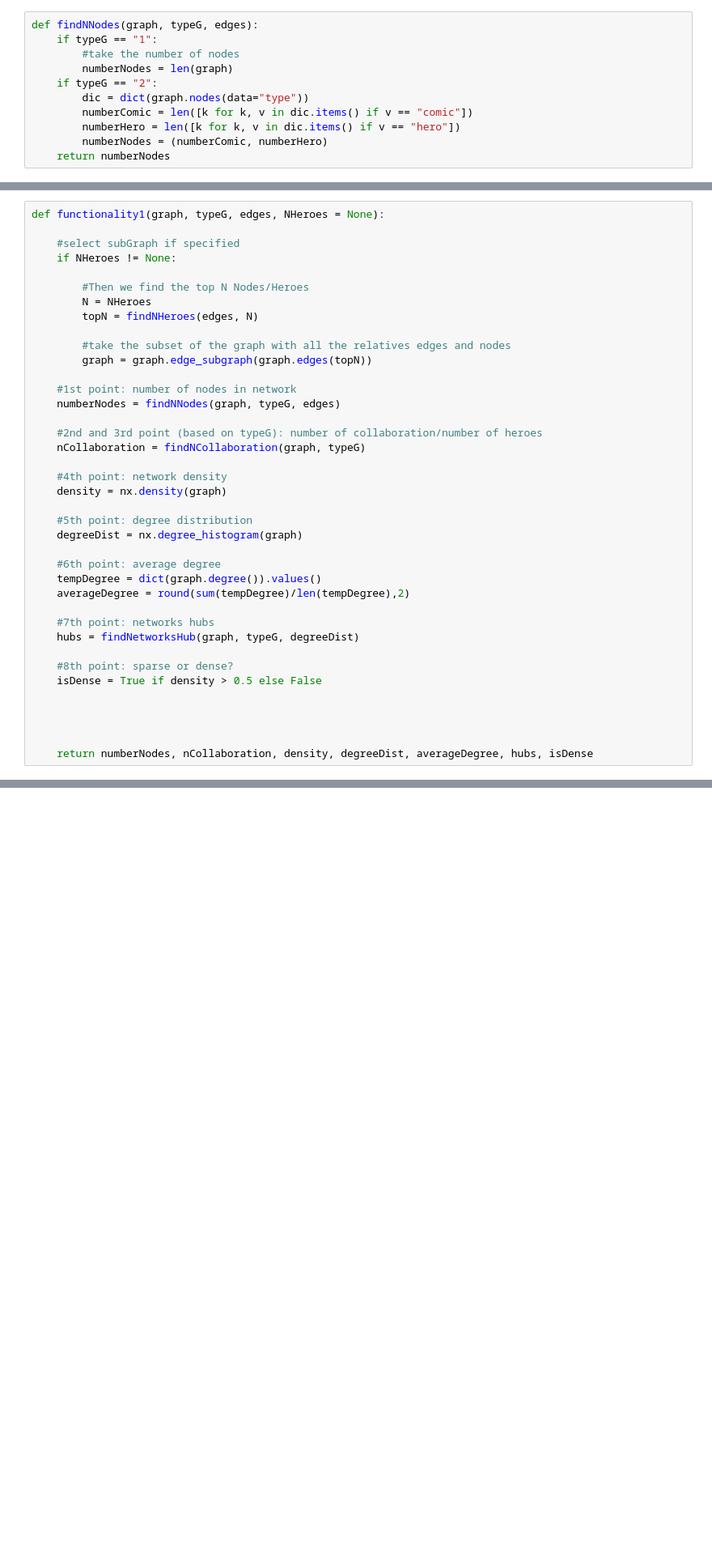
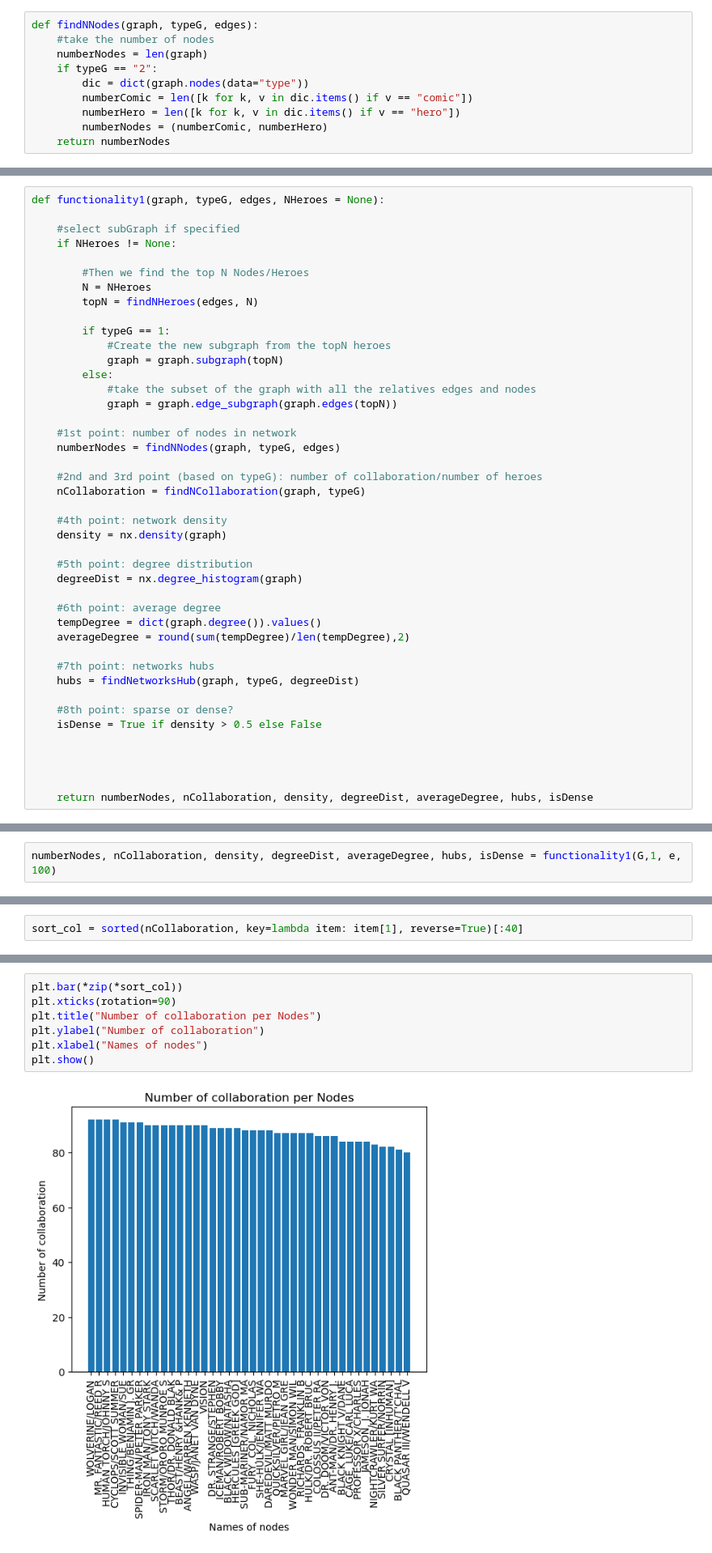
Before and after one commit to MRampo/ADM-HW5, a Jupyter notebook: Grafo.ipynb, the cells around one changed output, grey strips where cells are left out. Shown at 81% size. Saved outputs shown, nothing was run; the diff lists cells and outputs as text; blank space fills up the shorter version.

```diff
--- a/Grafo.ipynb
+++ b/Grafo.ipynb
@@ -258,9 +258,8 @@ def findNHeroes(data: pd.DataFrame, N: int) -> pd.DataFrame:
     return NHeroes
 # %%
 def findNNodes(graph, typeG, edges):
-    if typeG == "1":
-        #take the number of nodes
-        numberNodes = len(graph)
+    #take the number of nodes
+    numberNodes = len(graph)
     if typeG == "2":
         dic = dict(graph.nodes(data="type"))
         numberComic = len([k for k, v in dic.items() if v == "comic"])
@@ -307,8 +306,12 @@ def functionality1(graph, typeG, edges, NHeroes = None):
         N = NHeroes
         topN = findNHeroes(edges, N)
 
-        #take the subset of the graph with all the relatives edges and nodes
-        graph = graph.edge_subgraph(graph.edges(topN))
+        if typeG == 1:
+            #Create the new subgraph from the topN heroes
+            graph = graph.subgraph(topN)
+        else:
+            #take the subset of the graph with all the relatives edges and nodes
+            graph = graph.edge_subgraph(graph.edges(topN))
 
     #1st point: number of nodes in network
     numberNodes = findNNodes(graph, typeG, edges)
@@ -338,0 +344,2 @@ def functionality1(graph, typeG, edges, NHeroes = None):
+# %%
+numberNodes, nCollaboration, density, degreeDist, averageDegree, hubs, isDense = functionality1(G,1, e, 100)
@@ -338,0 +385,2 @@ def functionality1(graph, typeG, edges, NHeroes = None):
+# %%
+sort_col = sorted(nCollaboration, key=lambda item: item[1], reverse=True)[:40]
@@ -338,0 +389,9 @@ def functionality1(graph, typeG, edges, NHeroes = None):
+# %%
+plt.bar(*zip(*sort_col))
+plt.xticks(rotation=90)
+plt.title("Number of collaboration per Nodes")
+plt.ylabel("Number of collaboration")
+plt.xlabel("Names of nodes")
+plt.show()
+# %% [output]
+[figure, added]
```
Also changed, not shown: parts of 39 cells of this notebook, 2 other files.
